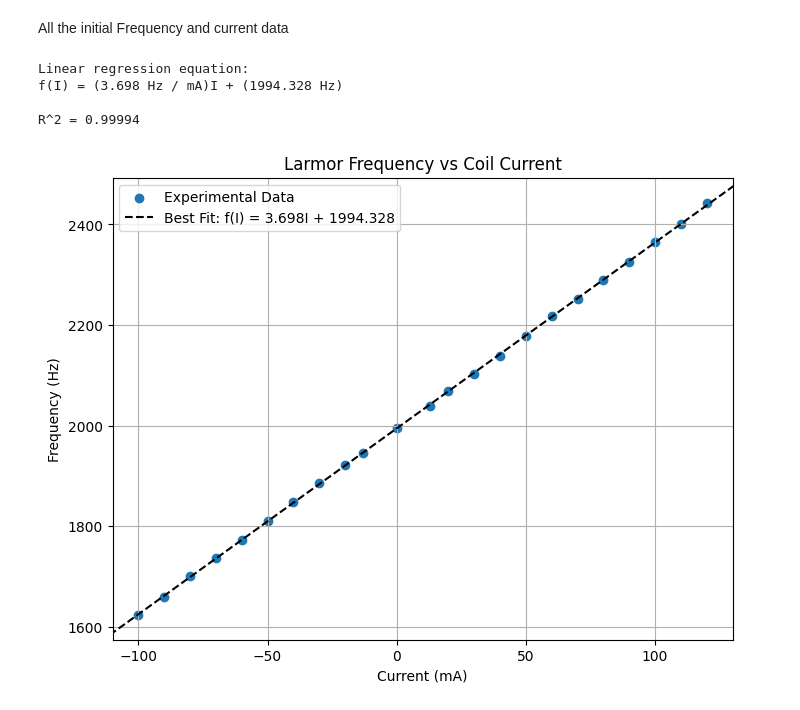
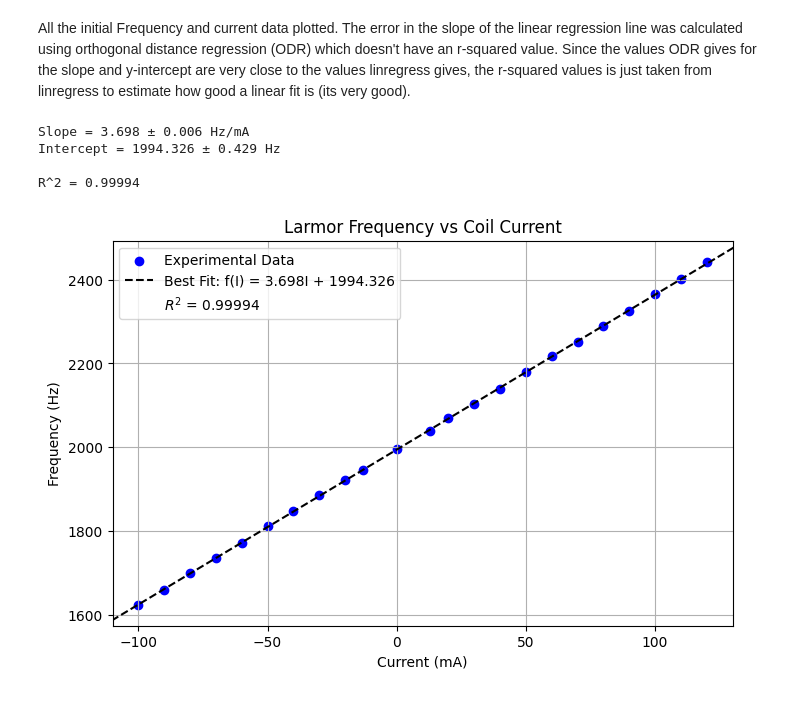
Before and after one commit to dsenstad/Jupyter_Lab, a Jupyter notebook: NMR_Data.ipynb, the cells around one changed output. Saved outputs shown, nothing was run; the diff lists cells and outputs as text; code cells hidden in the pictures.

Commit message:
Updated regression model to include uncertainty

```diff
--- a/NMR_Data.ipynb
+++ b/NMR_Data.ipynb
@@ -4,46 +5,67 @@ import matplotlib.pyplot as plt
 from scipy.stats import linregress
 # %% [markdown]
-All the initial Frequency and current data
+All the initial Frequency and current data plotted. The error in the slope of the linear regression line was calculated using orthogonal distance regression (ODR) which doesn't have an r-squared value. Since the values ODR gives for the slope and y-intercept are very close to the values linregress gives, the r-squared values is just taken from linregress to estimate how good a linear fit is (its very good).
 # %%
 # mA
 current = np.array([
      0, -13, -20, -30, -40, -50, -60, -70, -80, -90, -100,
      13,  20,  30,  40,  50,  60,  70,  80,  90, 100, 110, 120
 ])
 
 # Hz
 frequency = np.array([
     1995, 1946, 1922, 1886, 1847, 1811, 1772, 1736, 1701, 1659, 1624,
     2039, 2069, 2103, 2139, 2179, 2217, 2252, 2289, 2325, 2365, 2401, 2443
 ])
 
-slope, intercept, r_value, p_value, std_err = linregress(current, frequency)
+# Uncertainties
+current_uncertainty = np.full_like(current, 1.0, dtype=float)      # ±1 mA
+frequency_uncertainty = np.full_like(frequency, 2.0, dtype=float) # ±2 Hz
+
+# Linear model: f(I) = mI + b
+def linear_model(beta, x):
+    m, b = beta
+    return m*x + b
+
+model = Model(linear_model)
+
+data = RealData(current, frequency, sx=current_uncertainty, sy=frequency_uncertainty)
+
+odr = ODR(data, model, beta0=[3.7, 1994]) #beta0=[3.7, 1995] is just a guess as to what the slope m and y-intercept b will be which helps speed up the calculation
+output = odr.run() #actually calculates the errors in m and b
+
+slope, intercept = output.beta
+slope_uncertainty, intercept_uncertainty = output.sd_beta
+
+print(f"Slope = {slope:.3f} ± {slope_uncertainty:.3f} Hz/mA")
+print(f"Intercept = {intercept:.3f} ± {intercept_uncertainty:.3f} Hz")
+
+linregress_result = linregress(current, frequency)
+r_value = linregress_result.rvalue
 
 x_fit = np.linspace(min(current) - 25, max(current) + 25, 500)
 y_fit = slope * x_fit + intercept
 
 # Print regression results
-print(f"Linear regression equation:")
-print(f"f(I) = ({slope:.3f} Hz / mA)I + ({intercept:.3f} Hz)")
-
 print(f"\nR^2 = {r_value**2:.5f}")
 
-plt.figure(figsize=(8,6))
-plt.scatter(current, frequency, label='Experimental Data')
+plt.figure(figsize=(8,5))
+plt.scatter(current, frequency, label='Experimental Data', color='b')
 
 plt.plot(x_fit, y_fit, label=f'Best Fit: f(I) = {slope:.3f}I + {intercept:.3f}', linestyle='--', color='k')
+plt.plot([], [], label=f"$R^2$ = {r_value**2:.5f}", alpha=0.0) #Displays the R squared value on the legend
 
 plt.xlabel("Current (mA)")
 plt.ylabel("Frequency (Hz)")
 plt.title("Larmor Frequency vs Coil Current")
 plt.xlim(min(current) - 10, max(current) + 10)
 plt.ylim(min(frequency) - 50, max(frequency) + 50)
-# Grid and legend
+
 plt.grid(True)
 plt.legend();
 # %% [output]
-Linear regression equation:
-f(I) = (3.698 Hz / mA)I + (1994.328 Hz)
+Slope = 3.698 ± 0.006 Hz/mA
+Intercept = 1994.326 ± 0.429 Hz
 
 R^2 = 0.99994
-[figure, old version]
+[figure, new version]
```
Also changed, not shown: parts of 1 cell of this notebook, 1 other file.
